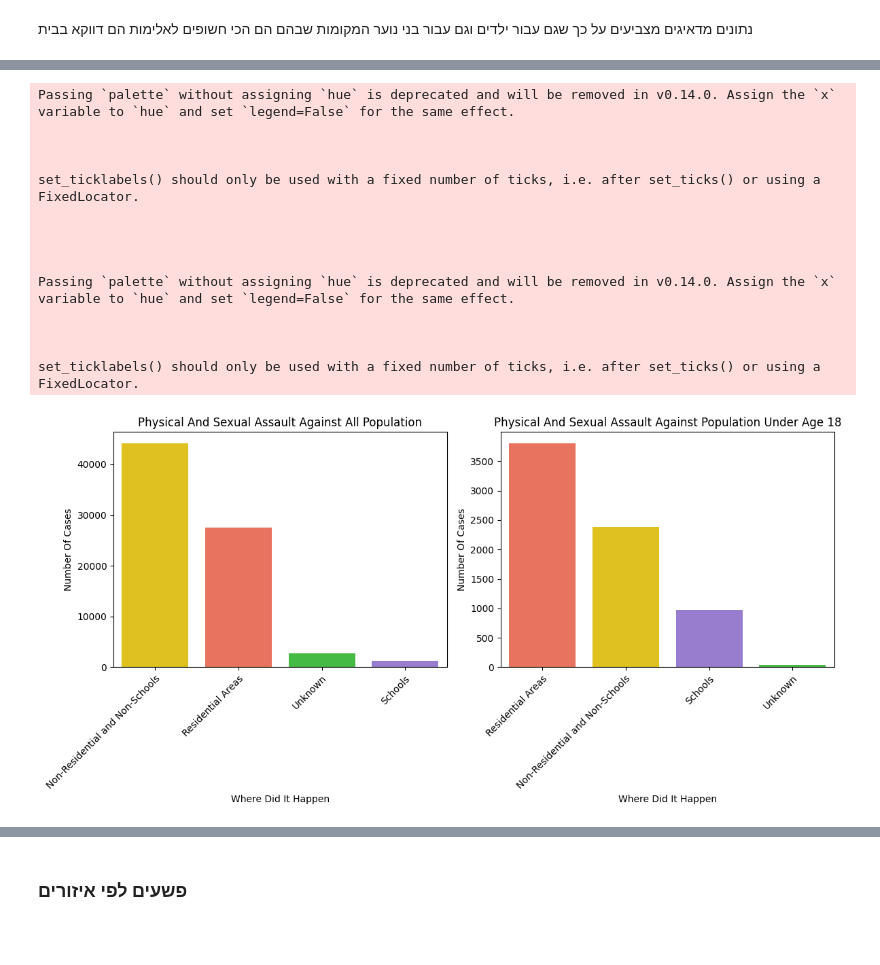
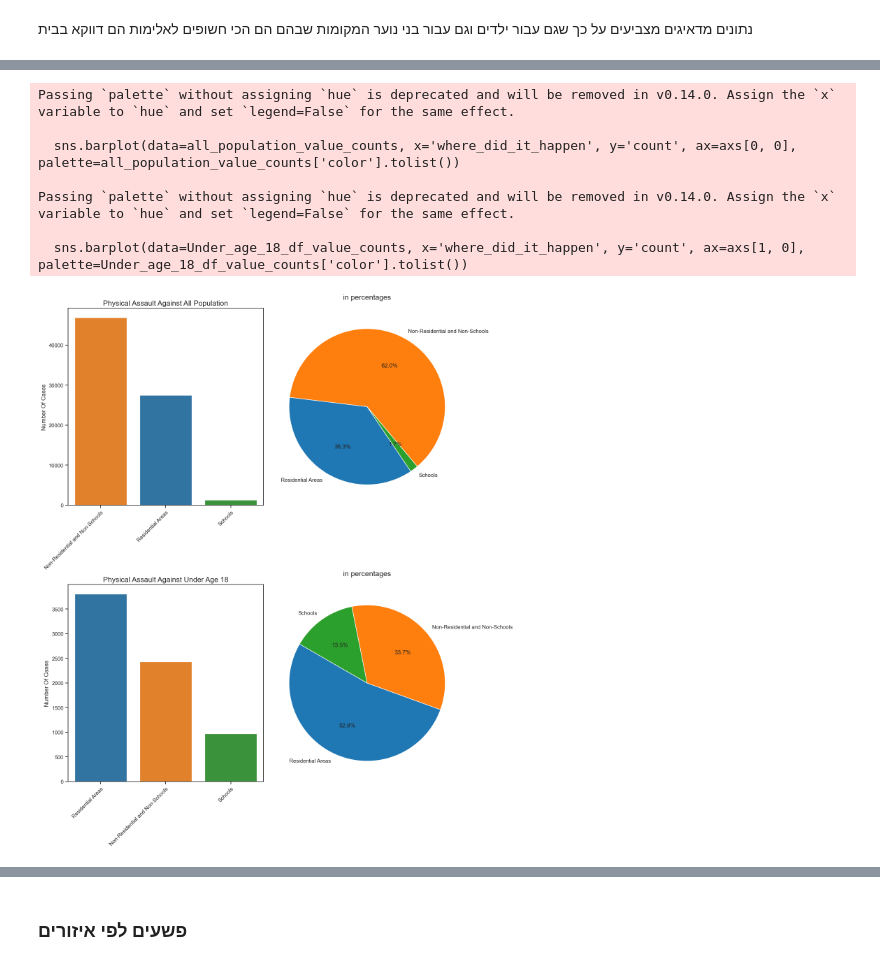
Before and after one commit to BareLevi/Data_Analysis_Final_Project, a Jupyter notebook: Ella_Tomer_bBarel_project_updated.ipynb, the cells around one changed output, grey strips where cells are left out. Cells and saved outputs as stored; diff of their text form; code cells hidden in the pictures; blank space fills up the shorter version.

```diff
--- a/Ella_Tomer_bBarel_project_updated.ipynb
+++ b/Ella_Tomer_bBarel_project_updated.ipynb
@@ -568,9 +525,9 @@ def categorize_premise(premise):
 Under_age_18_df['where_did_it_happen'] = Under_age_18_df['premise_description'].apply(categorize_premise)
 ### בנינו פונקציה שבודקת האם המקרה קרה מתחם מגורים למשל סוגרי דירות למינהם
 # %%
-sorted_values = Under_age_18_df['where_did_it_happen'].value_counts().reset_index()
-sorted_values.columns = ['where_did_it_happen', 'count']
-sorted_values
+Under_age_18_df_value_counts = Under_age_18_df['where_did_it_happen'].value_counts().reset_index()
+Under_age_18_df_value_counts.columns = ['where_did_it_happen', 'count']
+Under_age_18_df_value_counts
 # %% [output]
 |  | where_did_it_happen | count |
 | 0 | Residential Areas | 3806 |
@@ -580,12 +536,8 @@ sorted_values
 # %%
-sorted_values = Under_age_18_df['where_did_it_happen'].value_counts().reset_index()
-sorted_values.columns = ['where_did_it_happen', 'count']
-Under_age_18_df_value_counts = sorted_values
-
 fig, ax = plt.subplots(1, 2, figsize=(18, 7))
 
 
-sns.countplot(data=Under_age_18_df[Under_age_18_df['where_did_it_happen'] != 'Unknown'], hue='age_description', x='where_did_it_happen', order=sorted_values['where_did_it_happen'], ax=ax[0])
+sns.countplot(data=Under_age_18_df[Under_age_18_df['where_did_it_happen'] != 'Unknown'], hue='age_description', x='where_did_it_happen', order=Under_age_18_df_value_counts['where_did_it_happen'], ax=ax[0])
 ax[0].set_xticklabels(ax[0].get_xticklabels(), rotation=45, ha='right', rotation_mode='anchor')
 ax[0].set_title('Place of Occurrence by Quantity')
 ax[0].set_xlabel('')
@@ -627,48 +578,55 @@ See the caveats in the documentation: https://pandas.pydata.org/pandas-docs/stab
 # %%
 color_palette = {
-    'Residential Areas': '#FF6347',  # Matte red
-    'Non-Residential and Non-Schools': '#FFD700',  # Yellow
-    'Schools': '#9370DB',  # Purple
-    'Unknown': '#32CD32'  # Lime green
+    'Residential Areas': '#1f77b4',  # Blue
+    'Non-Residential and Non-Schools': '#ff7f0e',  # Orange
+    'Schools': '#2ca02c',  # Green
+    'Unknown': '#d62728'  # Red
 }
 
-# הוספת עמודת צבעים לנתונים
 all_population_value_counts['color'] = all_population_value_counts['where_did_it_happen'].map(color_palette)
-sorted_values['color'] = Under_age_18_df_value_counts['where_did_it_happen'].map(color_palette)
+Under_age_18_df_value_counts['color'] = Under_age_18_df_value_counts['where_did_it_happen'].map(color_palette)
 
-# יצירת הגרפים
-fig, ax = plt.subplots(1, 2, figsize=(12, 6))
 
-# גרף עמודות לאוכלוסיה כללית
-sns.barplot(data=all_population_value_counts, x='where_did_it_happen', y='count', ax=ax[0], palette=all_population_value_counts['color'].tolist())
-ax[0].set_title('Physical And Sexual Assault Against All Population')
-ax[0].set_xlabel('Where Did It Happen')
-ax[0].set_ylabel('Number Of Cases')
-ax[0].set_xticklabels(ax[0].get_xticklabels(), rotation=45, ha='right', rotation_mode='anchor')
+all_population_colors = [color_palette[label] for label in all_population_value_counts['where_did_it_happen']]
+under_age_18_colors = [color_palette[label] for label in Under_age_18_df_value_counts['where_did_it_happen']]
 
-# גרף עמודות לאוכלוסיה מתחת לגיל 18
-sns.barplot(data=Under_age_18_df_value_counts, x='where_did_it_happen', y='count', ax=ax[1], palette=sorted_values['color'].tolist())
-ax[1].set_title('Physical And Sexual Assault Against Population Under Age 18')
-ax[1].set_xlabel('Where Did It Happen')
-ax[1].set_ylabel('Number Of Cases')
-ax[1].set_xticklabels(ax[1].get_xticklabels(), rotation=45, ha='right', rotation_mode='anchor')
+fig, axs = plt.subplots(2, 2, figsize=(14, 16))
+
+
+sns.barplot(data=all_population_value_counts, x='where_did_it_happen', y='count', ax=axs[0, 0], palette=all_population_value_counts['color'].tolist())
+axs[0, 0].set_title('Physical Assault Against All Population', fontsize=15)
+axs[0, 0].set_xlabel('')
+axs[0, 0].set_ylabel('Number Of Cases')
+axs[0, 0].set_xticklabels(axs[0, 0].get_xticklabels(), rotation=45, ha='right', rotation_mode='anchor')
+
+
+axs[0, 1].pie(all_population_value_counts['count'],
+              labels=all_population_value_counts['where_did_it_happen'],
+              colors=all_population_colors, autopct='%1.1f%%', startangle=310)
+axs[0, 1].set_title('in percentages', fontsize=15, pad=20)
+
+
+sns.barplot(data=Under_age_18_df_value_counts, x='where_did_it_happen', y='count', ax=axs[1, 0], palette=Under_age_18_df_value_counts['color'].tolist())
+axs[1, 0].set_title('Physical Assault Against Under Age 18', fontsize=15)
+axs[1, 0].set_xlabel('')
+axs[1, 0].set_ylabel('Number Of Cases')
+axs[1, 0].set_xticklabels(axs[1, 0].get_xticklabels(), rotation=45, ha='right', rotation_mode='anchor')
+
+
+axs[1, 1].pie(Under_age_18_df_value_counts['count'],
+              labels=Under_age_18_df_value_counts['where_did_it_happen'],
+              colors=under_age_18_colors, autopct='%1.1f%%', startangle=150)
+axs[1, 1].set_title('in percentages', fontsize=15, pad=20)
 
 plt.tight_layout()
 plt.show()
 # %% [output]
 Passing `palette` without assigning `hue` is deprecated and will be removed in v0.14.0. Assign the `x` variable to `hue` and set `legend=False` for the same effect.
 
-
-
-set_ticklabels() should only be used with a fixed number of ticks, i.e. after set_ticks() or using a FixedLocator.
-
-
-
+  sns.barplot(data=all_population_value_counts, x='where_did_it_happen', y='count', ax=axs[0, 0], palette=all_population_value_counts['color'].tolist())
 
 Passing `palette` without assigning `hue` is deprecated and will be removed in v0.14.0. Assign the `x` variable to `hue` and set `legend=False` for the same effect.
 
-
-
-set_ticklabels() should only be used with a fixed number of ticks, i.e. after set_ticks() or using a FixedLocator.
+  sns.barplot(data=Under_age_18_df_value_counts, x='where_did_it_happen', y='count', ax=axs[1, 0], palette=Under_age_18_df_value_counts['color'].tolist())
-[figure, old version]
+[figure, new version]
 # %% [markdown]
```
Also changed, not shown: parts of 20 cells of this notebook.
